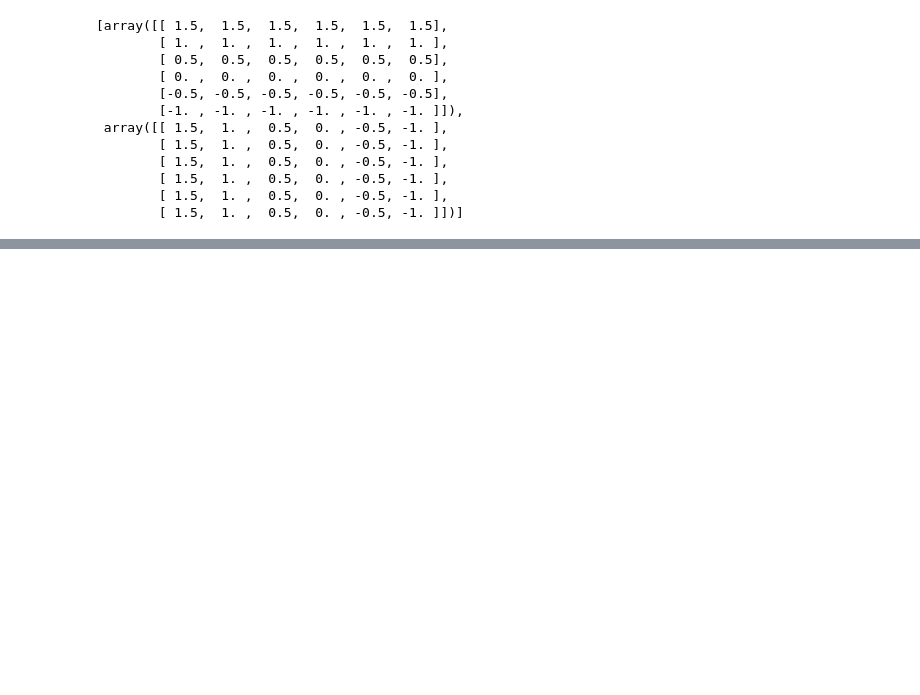
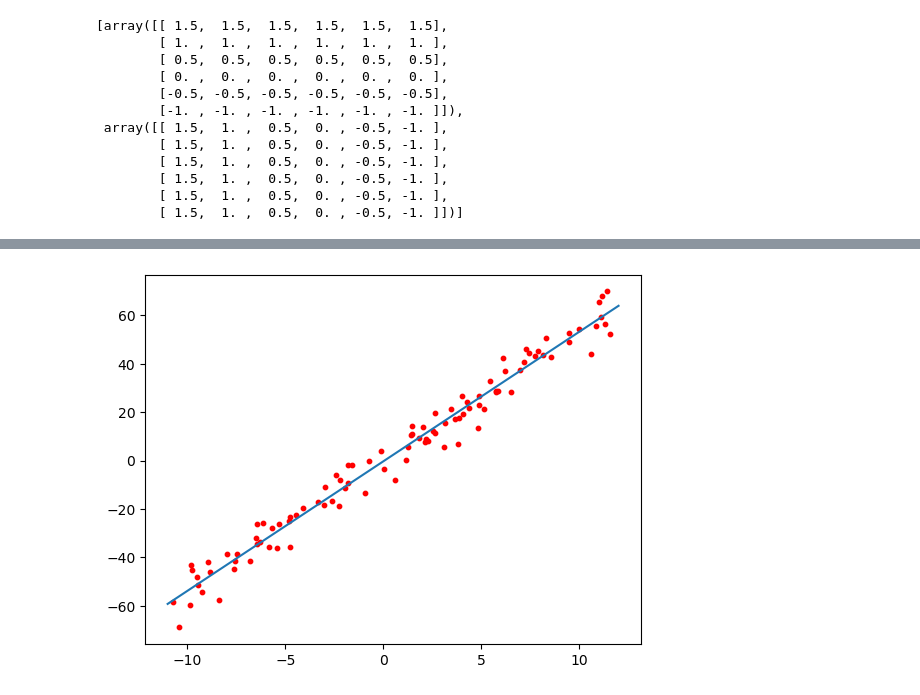
Before and after one commit to Polatucha16/collective_dynamics_lab, a Jupyter notebook: 06 gradients and linear regression.ipynb, the cells around one changed output, grey strips where cells are left out. Cells and saved outputs as stored; diff of their text form; code cells hidden in the pictures; blank space fills up the shorter version.

```diff
--- a/06 gradients and networkX.ipynb
+++ b/06 gradients and linear regression.ipynb
@@ -125,0 +161,12 @@ This is true exercise, i dont know the answer, some ideas(or misleading ideas):
+# %%
+# linear regression with numpy (check also np.linalg.lstsq)
+m,b = np.polyfit(pts.T[0], pts.T[1], 1)
+
+x = np.linspace(lbound, rbound, 10)
+y = m*x+b
+
+plt.plot(x,y)
+plt.scatter(*pts.T, s=10, c='red')
+plt.show()
+# %% [output]
+[figure, added]
```
Also changed, not shown: parts of 20 cells of this notebook.
